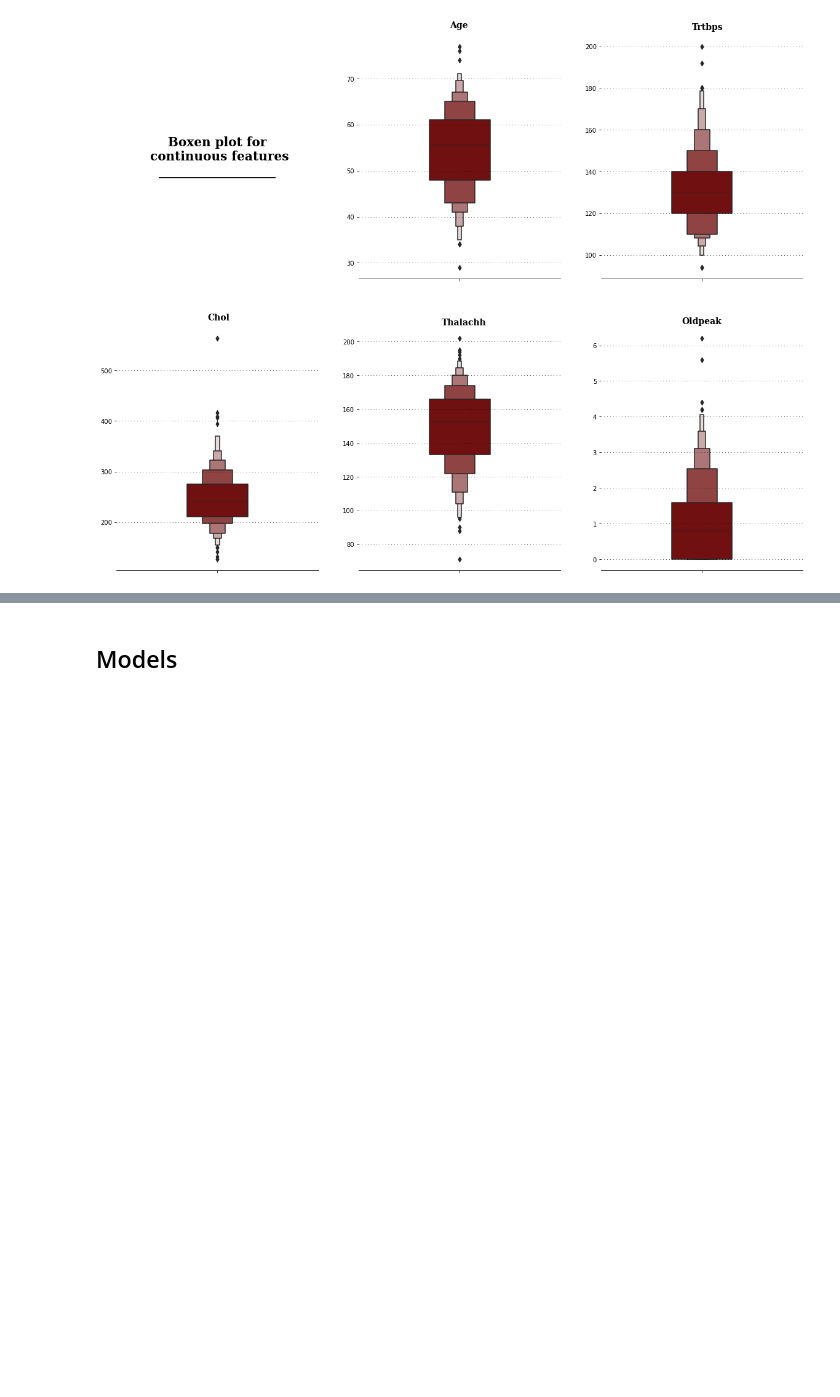
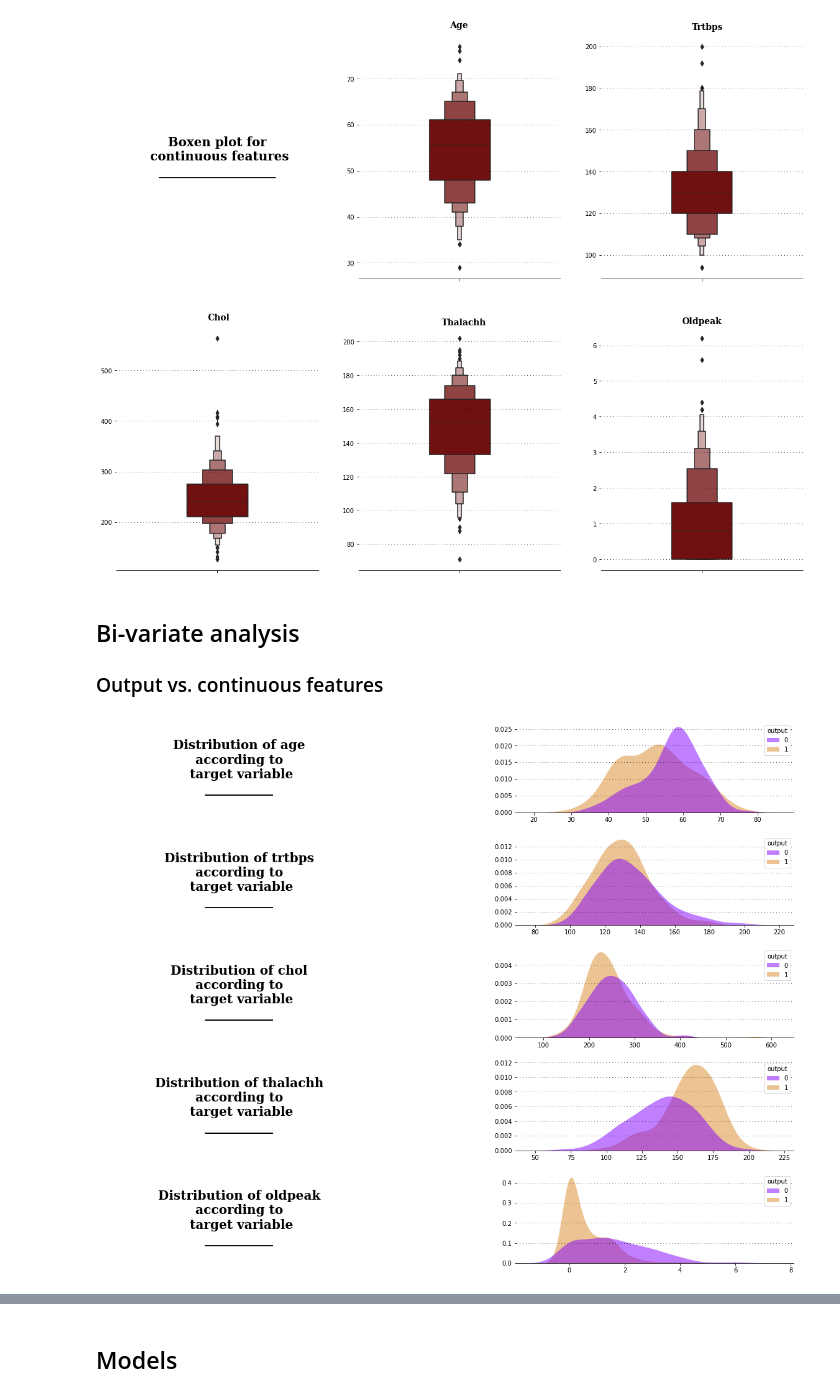
Before and after one commit to joaoreis16/heart_attack_prediction, a Jupyter notebook: code/main.ipynb, the cells around one changed output, grey strips where cells are left out. Drawn from its saved outputs; the diff is of its cells as text; code cells hidden in the pictures; blank space fills up the shorter version.

Commit message:
bi-variate analysis

```diff
--- a/code/main.ipynb
+++ b/code/main.ipynb
@@ -279,3 +279,55 @@ for s in ["top","right","left"]:
         ax.spines[s].set_visible(False)
 # %% [output]
 [figure]
+# %% [markdown]
+## Bi-variate analysis
+
+### Output vs. continuous features
+# %%
+fig = plt.figure(figsize=(20,16))
+
+grid = fig.add_gridspec(5,2)
+grid.update(wspace=0.5, hspace=0.25)
+ax0 = fig.add_subplot(grid[0,0])
+ax1 = fig.add_subplot(grid[0,1])
+ax2 = fig.add_subplot(grid[1,0])
+ax3 = fig.add_subplot(grid[1,1])
+ax4 = fig.add_subplot(grid[2,0])
+ax5 = fig.add_subplot(grid[2,1])
+ax6 = fig.add_subplot(grid[3,0])
+ax7 = fig.add_subplot(grid[3,1])
+ax8 = fig.add_subplot(grid[4,0])
+ax9 = fig.add_subplot(grid[4,1])
+
+background_color = "#ffffff"
+color_palette = ["#800000","#8000ff","#6aac90","#5833ff","#da8829"]
+axes = [ax0,ax1,ax2,ax3,ax4,ax5,ax6,ax7,ax8,ax9]
+fig.patch.set_facecolor(background_color)
+for ax in axes:
+    ax.set_facecolor(background_color)
+
+for idx, ax in enumerate(axes):
+    if (idx % 2 == 0):
+        ax.text(0.5,0.5,"Distribution of " + con_cols[idx // 2] + "\naccording to\n target variable\n___________",
+                horizontalalignment = 'center',
+                verticalalignment = 'center',
+                fontsize = 20,
+                fontweight='bold',
+                fontfamily='serif',
+                color='#000000')
+        ax.spines["bottom"].set_visible(False)
+        ax.set_xticklabels([])
+        ax.set_yticklabels([])
+        ax.tick_params(left=False, bottom=False)
+    else:
+        ax.grid(color='#000000', linestyle=':', axis='y', zorder=0,  dashes=(1,5))
+        sns.kdeplot(ax=ax, data=data, x=con_cols[idx // 2], hue="output", fill=True,palette=["#8000ff","#da8829"], alpha=.5, linewidth=0)
+        ax.set_xlabel("")
+        ax.set_ylabel("")
+
+
+for s in ["top","right","left"]:
+    for ax in axes:
+        ax.spines[s].set_visible(False)
+# %% [output]
+[figure, added]
```
Also changed, not shown: parts of 2 cells of this notebook.
